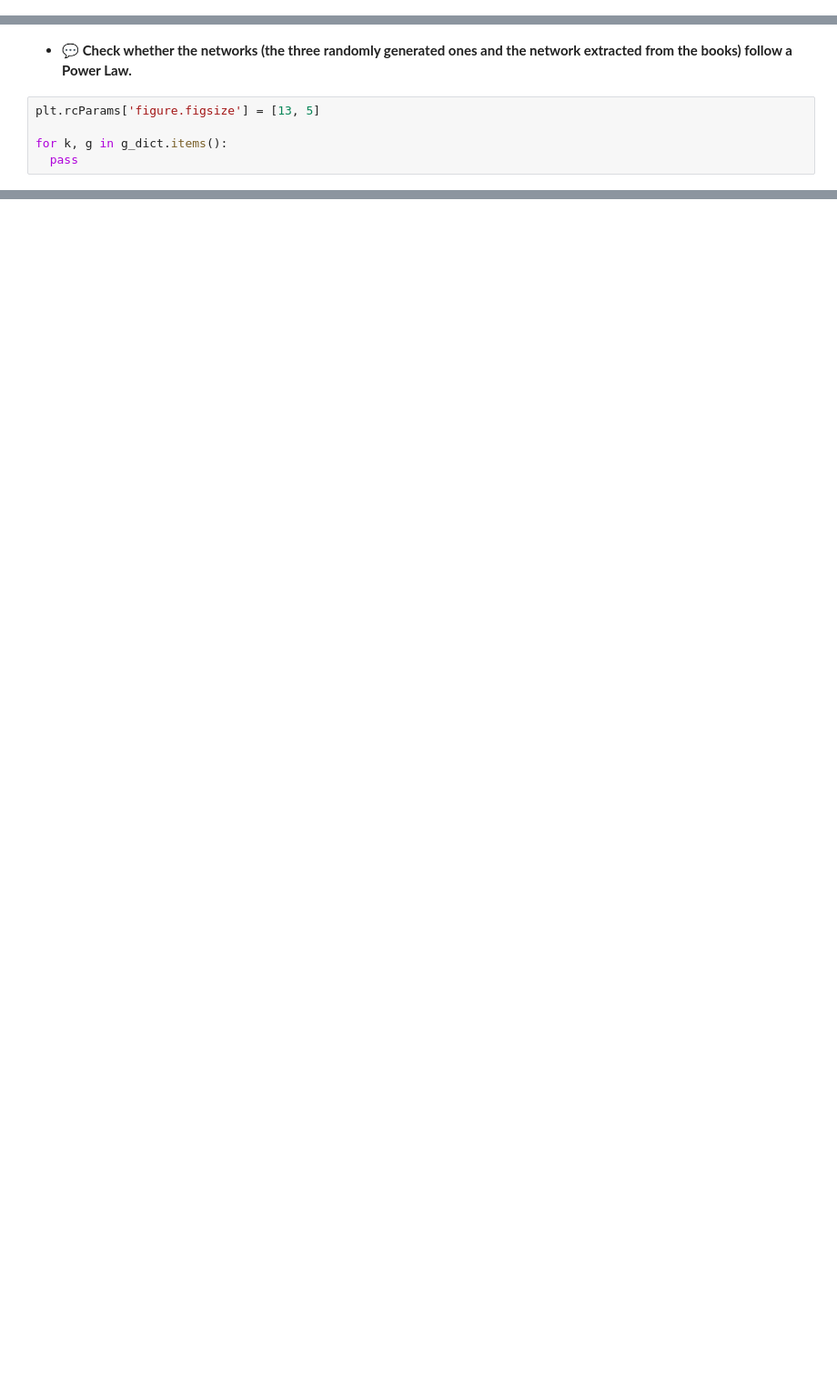
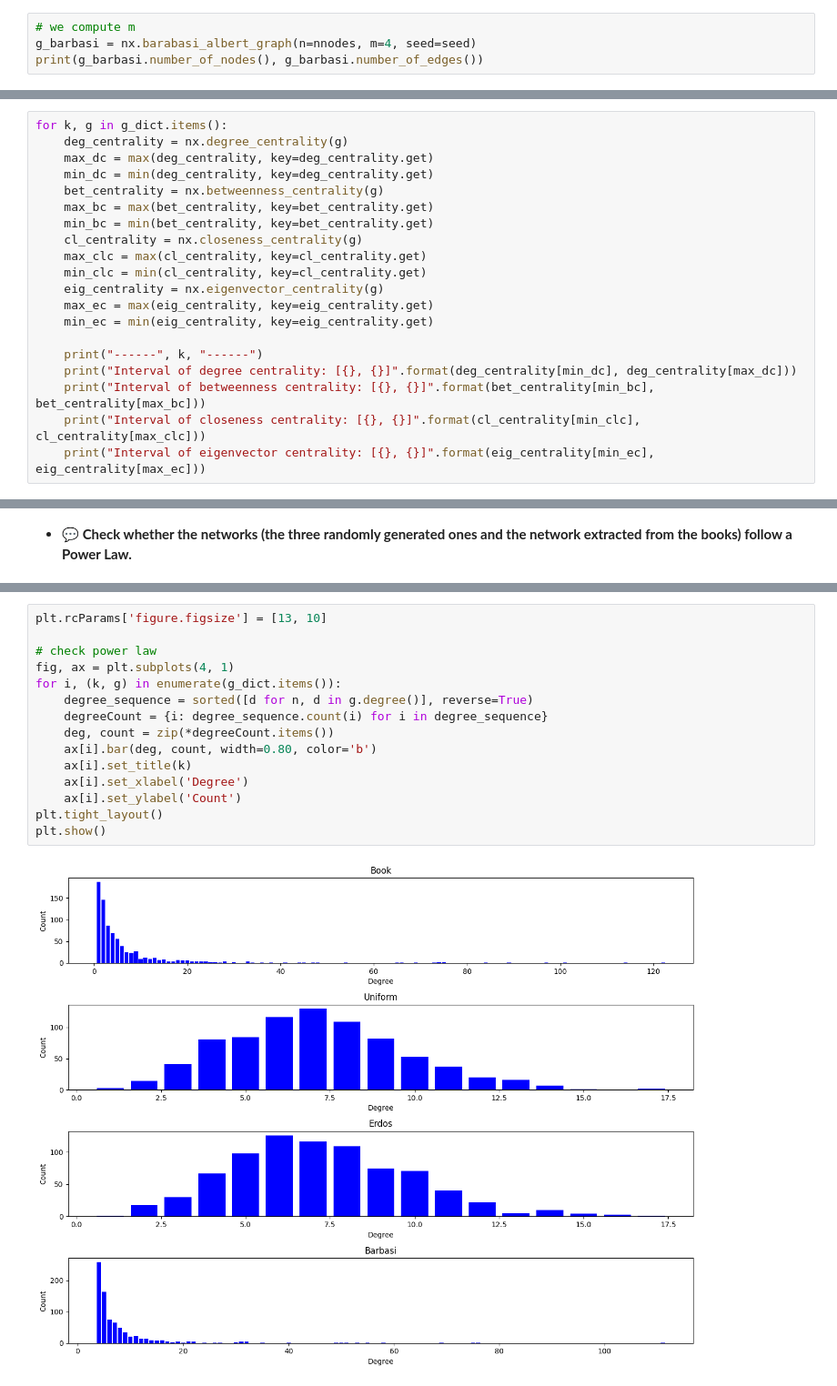
Before and after one commit to mustaphouni04/AGX_Exercises, a Jupyter notebook: Seminar1_AGX/[AGX]_Seminar_1_2023_2024.ipynb, the cells around one changed output, grey strips where cells are left out. Shown: that part at 91% size. Cells and saved outputs as stored; diff of their text form; blank space fills up the shorter version.

```diff
--- a/Seminar1_AGX/[AGX]_Seminar_1_2023_2024.ipynb
+++ b/Seminar1_AGX/[AGX]_Seminar_1_2023_2024.ipynb
@@ -304,0 +317,4 @@ g_barbasi = ...
+# %%
+# we compute m
+g_barbasi = nx.barabasi_albert_graph(n=nnodes, m=4, seed=seed)
+print(g_barbasi.number_of_nodes(), g_barbasi.number_of_edges())
@@ -314,0 +356,20 @@ for k, g in g_dict.items():
+# %%
+for k, g in g_dict.items():
+	deg_centrality = nx.degree_centrality(g)
+	max_dc = max(deg_centrality, key=deg_centrality.get)
+	min_dc = min(deg_centrality, key=deg_centrality.get)
+	bet_centrality = nx.betweenness_centrality(g)
+	max_bc = max(bet_centrality, key=bet_centrality.get)
+	min_bc = min(bet_centrality, key=bet_centrality.get)
+	cl_centrality = nx.closeness_centrality(g)
+	max_clc = max(cl_centrality, key=cl_centrality.get)
+	min_clc = min(cl_centrality, key=cl_centrality.get)
+	eig_centrality = nx.eigenvector_centrality(g)
+	max_ec = max(eig_centrality, key=eig_centrality.get)
+	min_ec = min(eig_centrality, key=eig_centrality.get)
+
+	print("------", k, "------")
+	print("Interval of degree centrality: [{}, {}]".format(deg_centrality[min_dc], deg_centrality[max_dc]))
+	print("Interval of betweenness centrality: [{}, {}]".format(bet_centrality[min_bc], bet_centrality[max_bc]))
+	print("Interval of closeness centrality: [{}, {}]".format(cl_centrality[min_clc], cl_centrality[max_clc]))
+	print("Interval of eigenvector centrality: [{}, {}]".format(eig_centrality[min_ec], eig_centrality[max_ec]))
@@ -315,7 +399,2 @@ for k, g in g_dict.items():
 # %% [markdown]
 * **💬 Check whether the networks (the three randomly generated ones and the network extracted from the books) follow a Power Law.**
-# %%
-plt.rcParams['figure.figsize'] = [13, 5]
-
-for k, g in g_dict.items():
-  pass
@@ -323,0 +401,17 @@ for k, g in g_dict.items():
+# %%
+plt.rcParams['figure.figsize'] = [13, 10]
+
+# check power law
+fig, ax = plt.subplots(4, 1)
+for i, (k, g) in enumerate(g_dict.items()):
+	degree_sequence = sorted([d for n, d in g.degree()], reverse=True)
+	degreeCount = {i: degree_sequence.count(i) for i in degree_sequence}
+	deg, count = zip(*degreeCount.items())
+	ax[i].bar(deg, count, width=0.80, color='b')
+	ax[i].set_title(k)
+	ax[i].set_xlabel('Degree')
+	ax[i].set_ylabel('Count')
+plt.tight_layout()
+plt.show()
+# %% [output]
+[figure, added]
```
Also changed, not shown: parts of 14 cells of this notebook.
